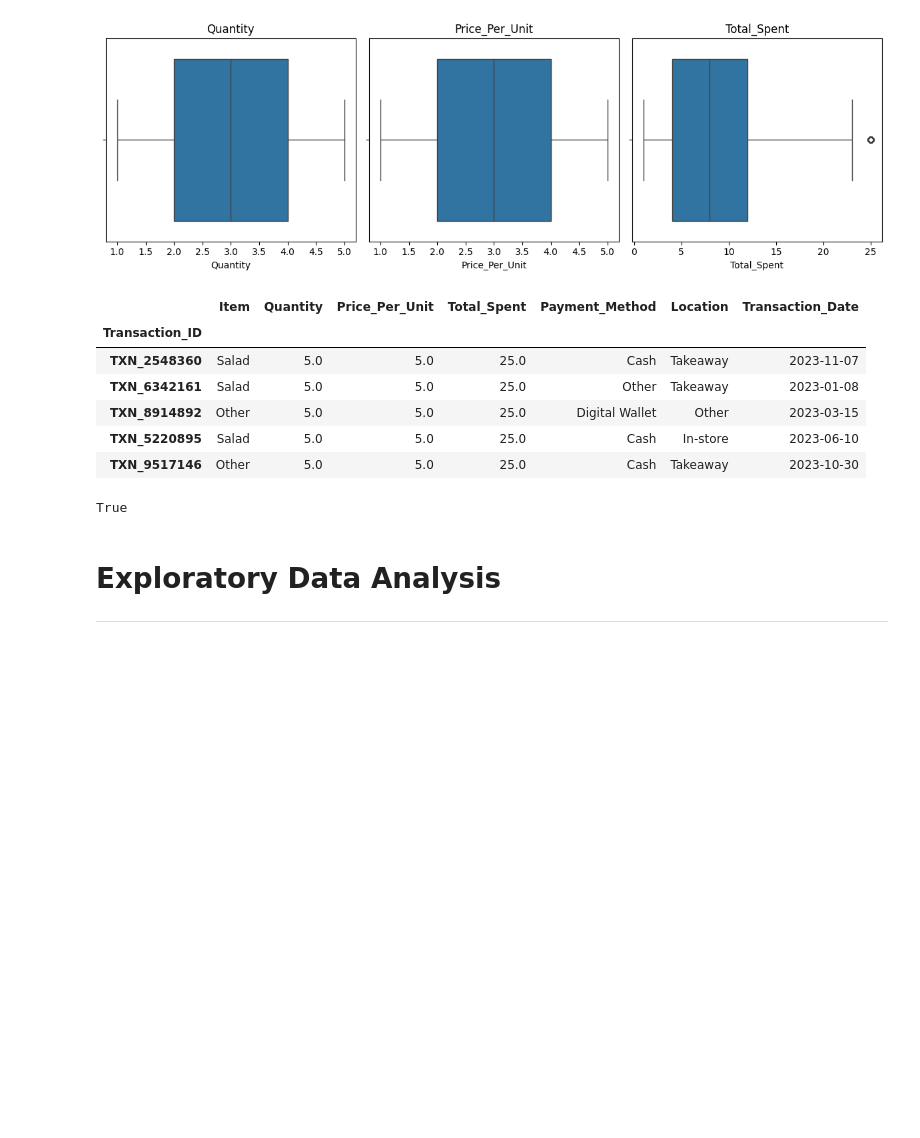
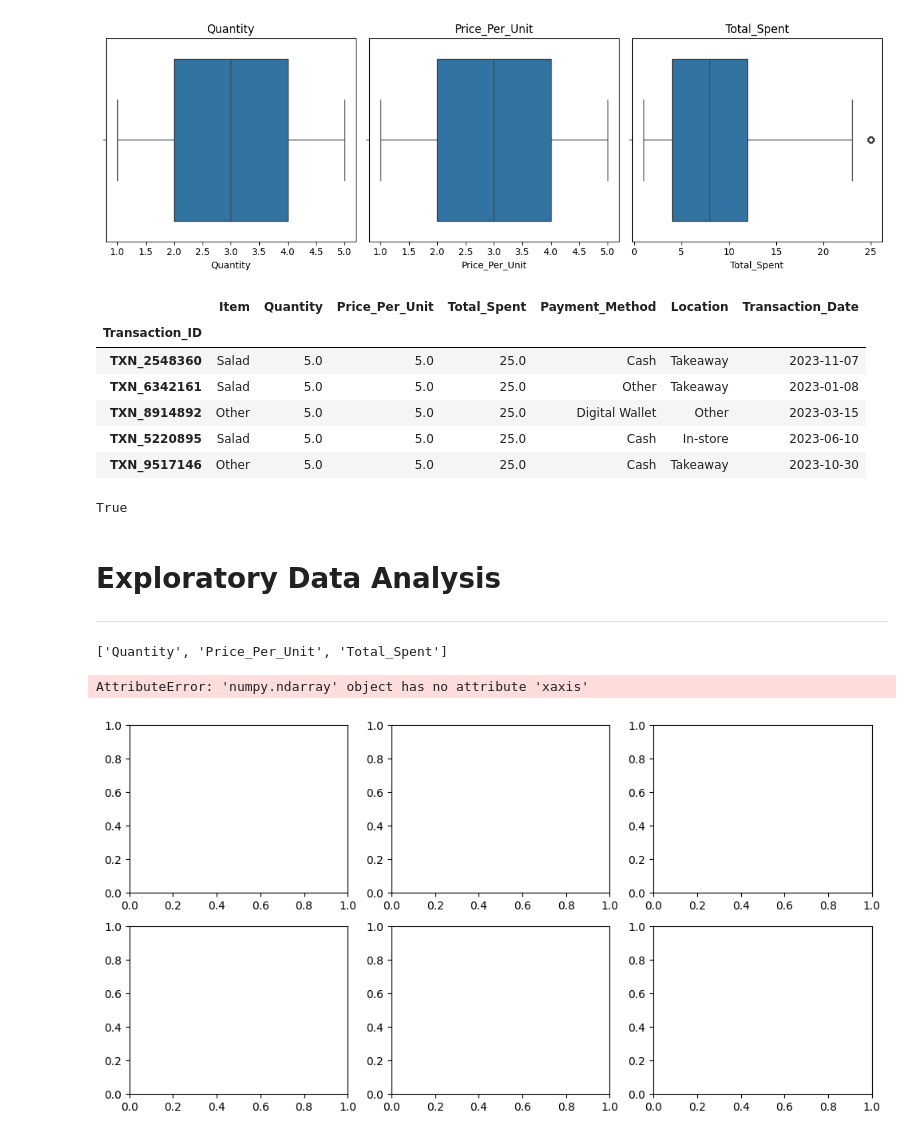
Before and after one commit to Just-Aymz/Cafe-Sales, a Jupyter notebook: Data_Processing/Exploratory_Data_Analysis.ipynb, the cells around one changed output. Drawn from its saved outputs; the diff is of its cells as text; code cells hidden in the pictures; blank space fills up the shorter version.

Commit message:
EDA Visualization using Seaborn and Matplotlib.pyplot

```diff
--- a/Data_Processing/Exploratory_Data_Analysis.ipynb
+++ b/Data_Processing/Exploratory_Data_Analysis.ipynb
@@ -383,7 +383,9 @@ Name: count, dtype: int64
 # %% [markdown]
 ### 2.3 **Outlier Values**
 # %%
-def outlier_Values(dataframe: pd.DataFrame, col: str, return_flag: Optional[bool]=False):
+def outlier_Values(
+    dataframe: pd.DataFrame, col: str, return_flag: Optional[bool]=False
+) -> None:
   """
   Identifies outliers in a given column of a Pandas DataFrame using the
   Interquartile Range (IQR) method.
@@ -483,3 +485,44 @@ True
 # %% [markdown]
 # **Exploratory Data Analysis**
 ___
+# %%
+features
+# %% [output]
+['Quantity', 'Price_Per_Unit', 'Total_Spent']
+# %%
+def feature_Distribution(dataframe: pd.DataFrame) -> None:
+  """
+  Plots the distribution of each feature in the given DataFrame using Kernel Density Estimation (KDE) plots.
+
+  Parameters:
+  -----------
+  dataframe : pd.DataFrame
+      The input DataFrame containing numerical features for distribution visualization.
+
+  Returns:
+  --------
+  None
+      Displays KDE plots for each feature in the DataFrame.
+  """
+
+  features = [
+      column for column in dataframe.select_dtypes(include='number').columns
+      if dataframe[column].nunique() > 1
+  ]
+  no_cols = len(features)
+  no_rows = (no_cols // no_cols) + 1
+
+  _, fig = plt.subplots(nrows=no_rows, ncols=no_cols, figsize=(12, 6))
+
+  for i, col in enumerate(dataframe.loc[:, features].columns):
+    sns.kdeplot(data=dataframe, x=col, fill=True, ax=fig[i], warn_singular=False)
+    fig[i].set_title(col)
+
+  plt.tight_layout()
+  plt.show()
+# %%
+# Return the distribution of the non outliers
+feature_Distribution(non_outlier_df)
+# %% [output]
+AttributeError: 'numpy.ndarray' object has no attribute 'xaxis'
+[figure, added]
```
Also changed, not shown: parts of 3 cells of this notebook.
